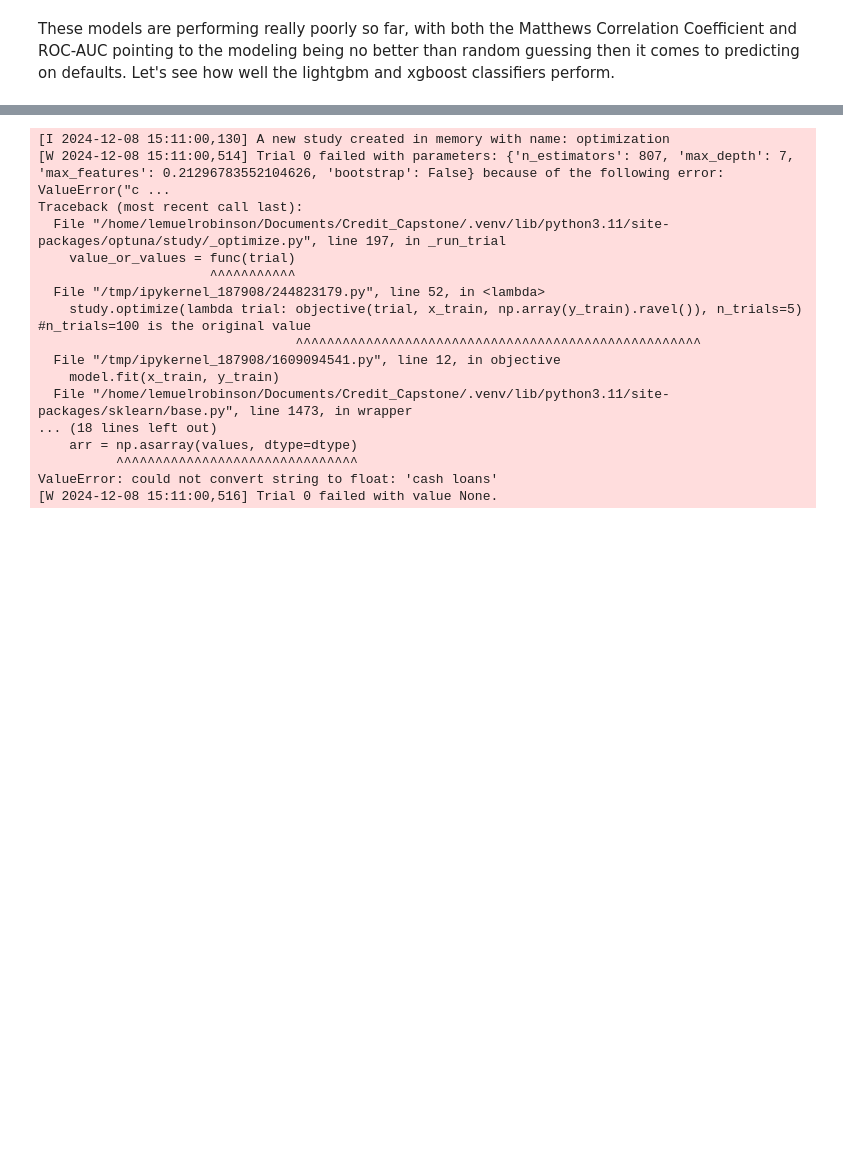
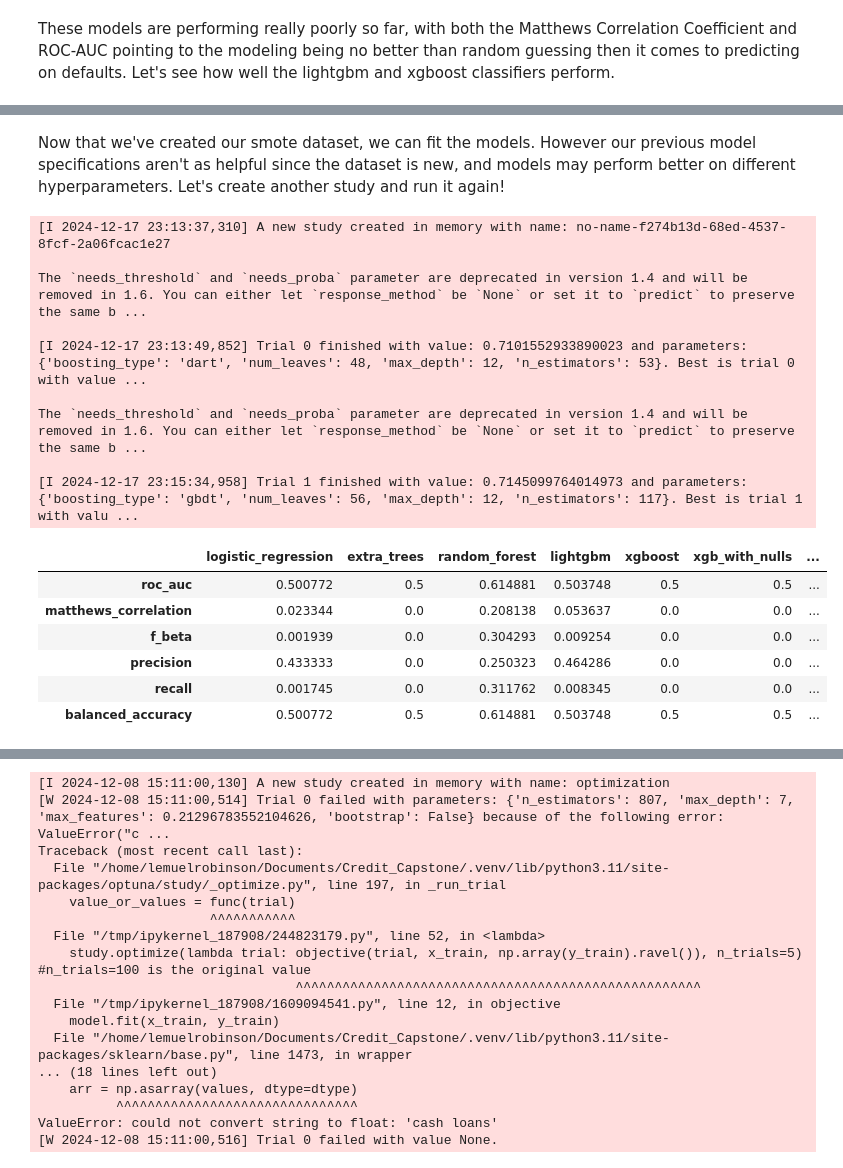
Before and after one commit to lrobin42/Home_Credit_Default_Prediction, a Jupyter notebook: modeling_2.ipynb, the cells around one changed output, grey strips where cells are left out. Cells and saved outputs as stored; diff of their text form; code cells hidden in the pictures; blank space fills up the shorter version.

```diff
--- a/modeling_2.ipynb
+++ b/modeling_2.ipynb
@@ -995,0 +1191,57 @@ model_performance
+# %%
+from imblearn.over_sampling import SMOTE
+from imblearn.under_sampling import RandomUnderSampler
+from imblearn.pipeline import Pipeline as ImbPipeline
+from sklearn.decomposition import PCA
+
+x = np.array(x)
+y = np.array(y)
+
+oversampling = SMOTE(sampling_strategy=0.1)
+undersampling = RandomUnderSampler(sampling_strategy=0.5)
+
+steps = [("oversample", oversampling), ("undersample", undersampling)]
+pipeline = ImbPipeline(steps=steps)
+smote_x, smote_y = pipeline.fit_resample(x, y)
+
+pca = PCA(n_components=smote_x.shape[1])
+smote_x = pca.fit_transform(smote_x)
+
+x_train, x_test, y_train, y_test = train_test_split(
+    smote_x, smote_y, stratify=smote_y, random_state=15
+)
+# %% [markdown]
+Now that we've created our smote dataset, we can fit the models. However our previous model specifications aren't as helpful since the dataset is new, and models may perform better on different hyperparameters. Let's create another study and run it again!
+# %%
+study = create_study(
+    direction="maximize",
+    pruner=SuccessiveHalvingPruner(reduction_factor=2),
+    sampler=RandomSampler(seed=42),
+)
+study.optimize(lambda trial: objective("lightgbm", trial, x, y), n_trials=2)
+
+
+model_specifications["SMOTE_lgbm"] = study.best_params
+
+smote_lgbm = LGBMClassifier(**study.best_params)
+smote_lgbm.fit(x_train, y_train)
+predictions = smote_lgbm.predict(x_test)
+model_performance["SMOTE_lgbm"] = calculate_model_statistics(y_test, predictions)
+model_performance
+# %% [output]
+[I 2024-12-17 23:13:37,310] A new study created in memory with name: no-name-f274b13d-68ed-4537-8fcf-2a06fcac1e27
+
+The `needs_threshold` and `needs_proba` parameter are deprecated in version 1.4 and will be removed in 1.6. You can either let `response_method` be `None` or set it to `predict` to preserve the same b ...
+
+[I 2024-12-17 23:13:49,852] Trial 0 finished with value: 0.7101552933890023 and parameters: {'boosting_type': 'dart', 'num_leaves': 48, 'max_depth': 12, 'n_estimators': 53}. Best is trial 0 with value ...
+
+The `needs_threshold` and `needs_proba` parameter are deprecated in version 1.4 and will be removed in 1.6. You can either let `response_method` be `None` or set it to `predict` to preserve the same b ...
+
+[I 2024-12-17 23:15:34,958] Trial 1 finished with value: 0.7145099764014973 and parameters: {'boosting_type': 'gbdt', 'num_leaves': 56, 'max_depth': 12, 'n_estimators': 117}. Best is trial 1 with valu ...
+|  | logistic_regression | extra_trees | random_forest | lightgbm | xgboost | xgb_with_nulls | ... |
+| roc_auc | 0.500772 | 0.5 | 0.614881 | 0.503748 | 0.5 | 0.5 | ... |
+| matthews_correlation | 0.023344 | 0.0 | 0.208138 | 0.053637 | 0.0 | 0.0 | ... |
+| f_beta | 0.001939 | 0.0 | 0.304293 | 0.009254 | 0.0 | 0.0 | ... |
+| precision | 0.433333 | 0.0 | 0.250323 | 0.464286 | 0.0 | 0.0 | ... |
+| recall | 0.001745 | 0.0 | 0.311762 | 0.008345 | 0.0 | 0.0 | ... |
+| balanced_accuracy | 0.500772 | 0.5 | 0.614881 | 0.503748 | 0.5 | 0.5 | ... |
```
Also changed, not shown: parts of 26 cells of this notebook.
